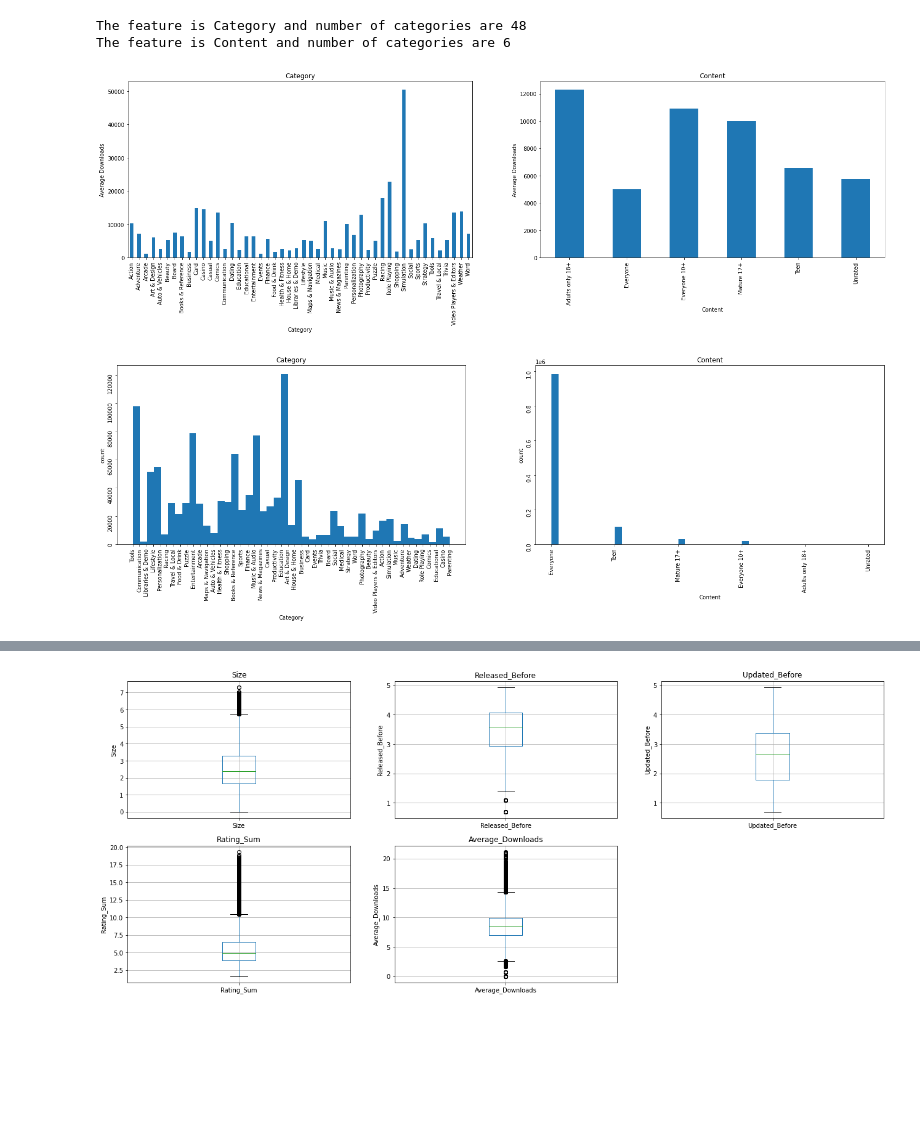
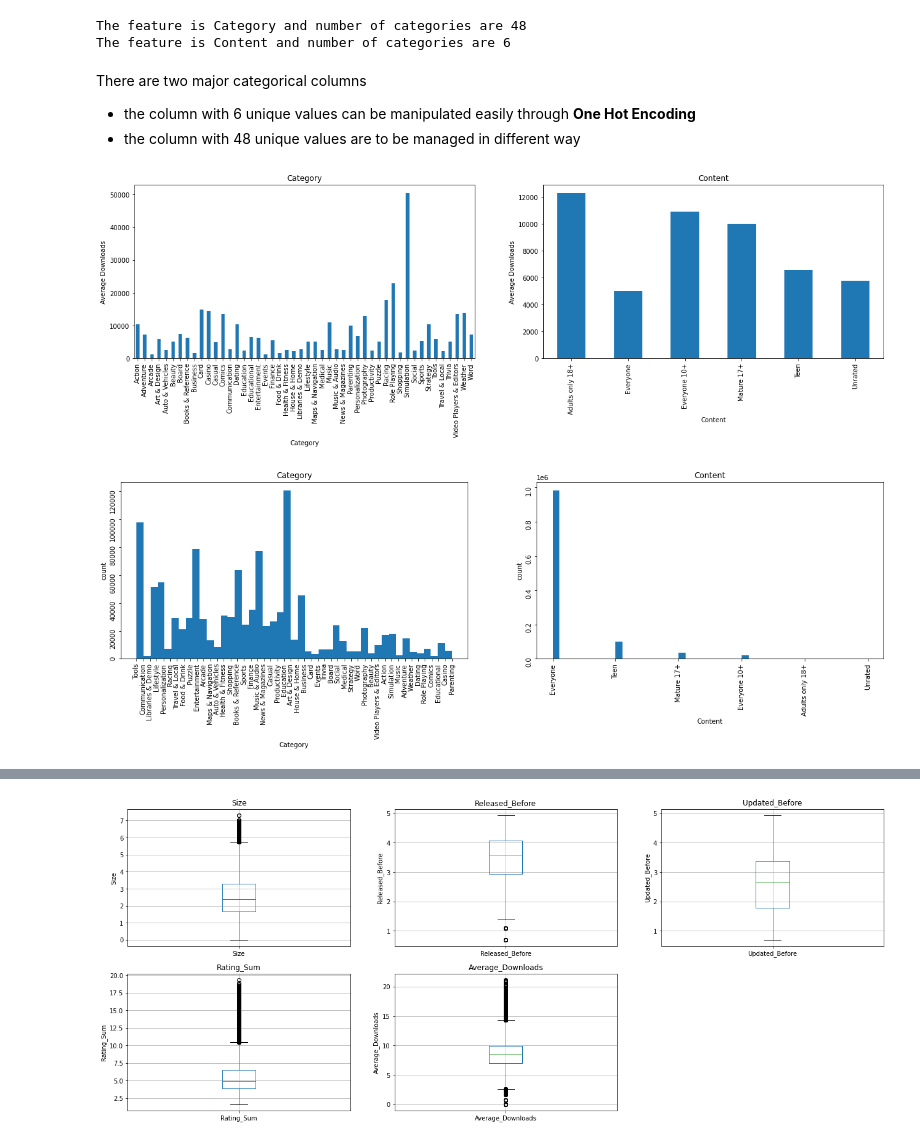
Before and after one commit to Nithish1201/Success_prediction_of_app, a Jupyter notebook: EDA.ipynb, the cells around one changed output, grey strips where cells are left out. Saved outputs shown, nothing was run; the diff lists cells and outputs as text; code cells hidden in the pictures; blank space fills up the shorter version.

```diff
--- a/EDA.ipynb
+++ b/EDA.ipynb
@@ -140,32 +167,32 @@ for feature in categorical_features:
 # %% [output]
 The feature is Category and number of categories are 48
 The feature is Content and number of categories are 6
+# %% [markdown]
+There are two major categorical columns
+- the column with 6 unique values can be manipulated easily through **One Hot Encoding**
+- the column with 48 unique values are to be managed in different way
 # %%
-fig = plt.figure(figsize=(25,6))
-
+fig = plt.figure(figsize=(21,5))
 for feature,i in zip(categorical_features, range(1,7)):
     ax = fig.add_subplot(1,2,i)
     dataset = data.copy()
-    dataset.groupby(feature)['Average_Downloads'].median().plot.bar()
+    dataset.groupby(feature)['Average_Downloads'].median().plot.bar() #Plot against average downloads (median) with categorical features
     ax.set_xlabel(feature)
     ax.set_ylabel("Average Downloads")
     ax.set_title(feature)
 
+fig = plt.figure(figsize=(21,5))
+for feature,i in zip(categorical_features, range(1,3)):
+    ax = fig.add_subplot(1,2,i)
+    dataset = data.copy()
+    dataset[feature].hist(bins=45,rwidth = 1)
+    ax.set_xlabel(feature)
+    ax.set_ylabel("count")
+    ax.grid(False)
+    ax.tick_params(rotation =90)
+    ax.set_title(feature)
+
 plt.show()
 # %% [output]
-[figure, old version]
+[figure, new version]
+[figure, added]
-# %%
-fig = plt.figure(figsize=(25,6))
-for feature,i in zip(categorical_features, range(1,3)):
-    ax = fig.add_subplot(1,2,i)
-    dataset = data.copy()
-    dataset[feature].hist(bins=45,rwidth = 1)
-    ax.set_xlabel(feature)
-    ax.set_ylabel("count")
-    ax.grid(False)
-    ax.tick_params(rotation =90)
-    ax.set_title(feature)
-
-plt.show()
-# %% [output]
-[figure, removed]
```
Also changed, not shown: parts of 32 cells of this notebook.
